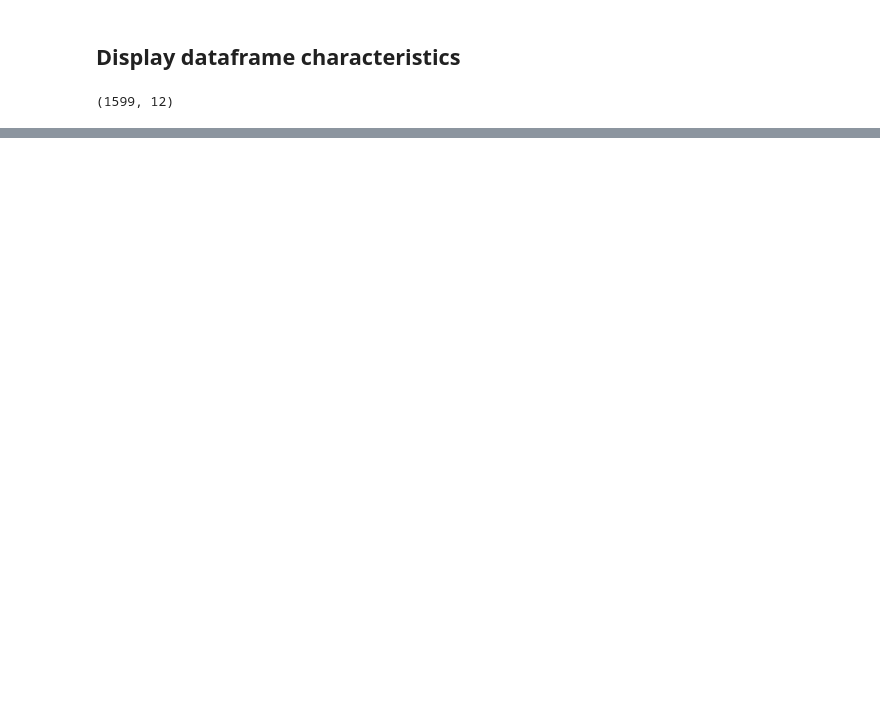
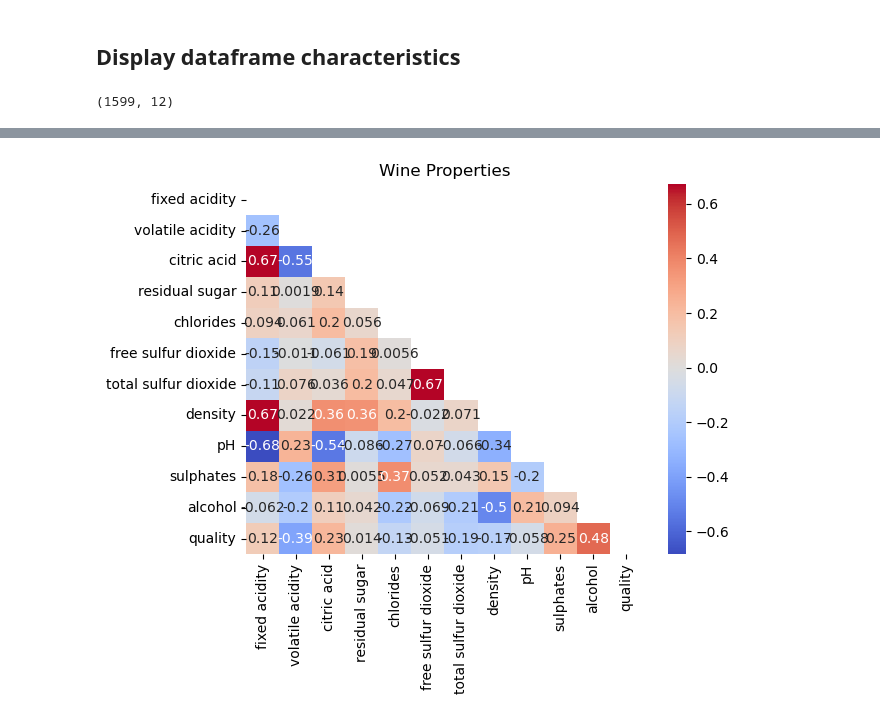
Before and after one commit to jancarlo-rojas/lis4376, a Jupyter notebook: p2/machineLearning.ipynb, the cells around one changed output, grey strips where cells are left out. Cells and saved outputs as stored; diff of their text form; code cells hidden in the pictures; blank space fills up the shorter version.

```diff
--- a/p2/machineLearning.ipynb
+++ b/p2/machineLearning.ipynb
@@ -46,0 +107,11 @@ df.shape
+# %%
+#10. masked "triangular" heatmap: make heatmap cleaner, apply mask to hide top right triangle
+
+import numpy as np
+
+mask = np.triu(np.ones_like(df.corr(), dtype=bool))
+sns.heatmap(df.corr(), annot=True, cmap='coolwarm', mask=mask)
+plt.title('Wine Properties')
+plt.show()
+# %% [output]
+[figure, added]
```
Also changed, not shown: parts of 20 cells of this notebook, 17 other files.
